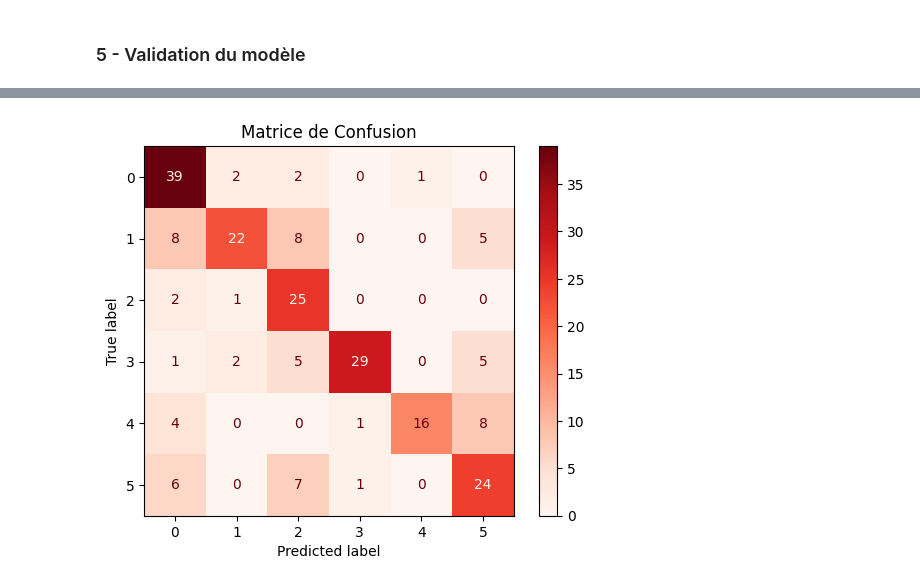
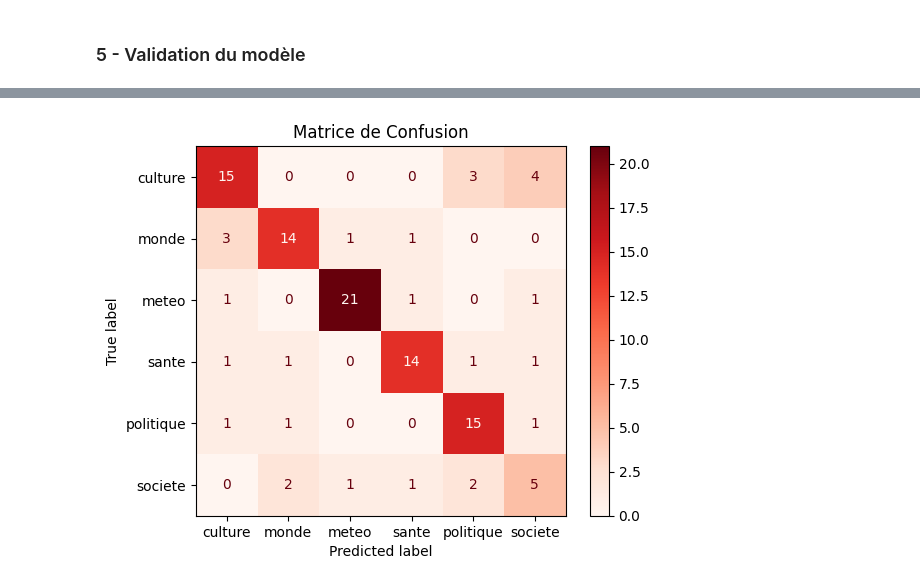
Before and after one commit to AlexandreDemarquet/francinfo_article_classification, a Jupyter notebook: script_pred.ipynb, the cells around one changed output, grey strips where cells are left out. Cells and saved outputs as stored; diff of their text form; code cells hidden in the pictures.

```diff
--- a/script_pred.ipynb
+++ b/script_pred.ipynb
@@ -36,6 +38,10 @@ Name: count, dtype: int64
 1119 rows × 2 columns
 # %%
 label_map = {"culture" :  0, "monde": 1, "meteo": 2, "sante": 3, "politique": 4, "societe": 5, "europe": 6, "environnement": 7, "sport": 8}
+inv_label_map = {0: "culture", 1: "monde", 2: "meteo", 3: "sante", 4: "politique", 5: "societe", 6: "europe", 7: "environnement", 8: "sport"}
+inv_label_map_to_keep = {0: "culture", 1: "monde", 2: "meteo", 3: "sante", 4: "politique", 5: "societe"}
+
+
 
 # Conversion des étiquettes en indices numériques
 labels_numeric = [label_map[label] for label in data['Label']]
@@ -75,10 +74,18 @@ You should probably TRAIN this model on a down-stream task to be able to use it
 # %%
 from sklearn.model_selection import train_test_split
 
-train_texts, validation_texts, train_labels, validation_labels = train_test_split(data['Titre'].astype(str).tolist(), labels_numeric, test_size=0.2)
+
+train_texts, test_texts, train_labels, test_labels = train_test_split(data['Titre'].astype(str).tolist(), labels_numeric,
+                                                                      test_size=0.1,random_state=42)
+train_texts, validation_texts, train_labels, validation_labels = train_test_split(train_texts, train_labels,
+                                                                                  test_size=0.2,random_state=42)
+
 
 train_encodings = tokenizer(train_texts, padding=True, truncation=True, max_length=max_len, return_tensors='pt')
 
+test_encodings = tokenizer(test_texts, padding=True, truncation=True, max_length=max_len, return_tensors='pt')
+
+
 validation_encodings = tokenizer(validation_texts, padding=True, truncation=True, max_length=max_len, return_tensors='pt')
 # %%
 import torch
@@ -98,6 +109,8 @@ from torch.utils.data import DataLoader, TensorDataset
 # Convertir les labels en tensor
 train_labels_tensor = torch.tensor(train_labels)
 validation_labels_tensor = torch.tensor(validation_labels)
+test_labels_tensor = torch.tensor(test_labels)
+
 
 # Créer des TensorDatasets pour l'entraînement et la validation
 train_dataset = TensorDataset(
@@ -112,9 +125,16 @@ validation_dataset = TensorDataset(
     validation_labels_tensor
 )
 
+test_dataset = TensorDataset(
+    test_encodings['input_ids'],
+    test_encodings['attention_mask'],
+    test_labels_tensor
+)
+
 # Dataloader
 train_dataloader = DataLoader(train_dataset, batch_size=16, shuffle=True)
 validation_dataloader = DataLoader(validation_dataset, batch_size=16, shuffle=False)
+test_dataloader = DataLoader(test_dataset, batch_size=16, shuffle=True)
 # %%
 from transformers import AdamW
 
@@ -218,8 +238,8 @@ model.eval()
 all_predictions = []
 all_labels = []
 
-val_loss = 0
-for batch in validation_dataloader:
+test_loss = 0
+for batch in test_dataloader:
     input_ids, attention_mask, labels = batch
 
     with torch.no_grad():
@@ -227,20 +247,22 @@ for batch in validation_dataloader:
                         attention_mask=attention_mask,
                         labels=labels)
 
-    val_loss += outputs.loss.item()
+    test_loss += outputs.loss.item()
 
     predictions = torch.argmax(outputs.logits, dim=1)
 
     all_predictions.extend(predictions.cpu().numpy())
     all_labels.extend(labels.cpu().numpy())
 
-val_loss = val_loss / len(validation_dataloader)
-print(f"Validation Loss: {val_loss}")
+test_loss = test_loss / len(test_dataloader)
+print(f"Validation Loss: {test_loss}")
+
+all_labels_name= [inv_label_map[x] for x in all_labels]
+all_predictions_name = [inv_label_map[x] for x in all_predictions]
 
 # Matrice de confusion
 cm = confusion_matrix(all_labels, all_predictions)
-display = ConfusionMatrixDisplay(confusion_matrix=cm)
-
+display = ConfusionMatrixDisplay(confusion_matrix=cm, display_labels=[inv_label_map[i] for i in range(6)])
 display.plot(cmap=plt.cm.Reds)
 plt.title("Matrice de Confusion")
 plt.show()
@@ -249 +271 @@ Validation Loss: 1.1024091626916612
-[figure, old version]
+[figure, new version]
```
Also changed, not shown: parts of 9 cells of this notebook, 1 other file.
